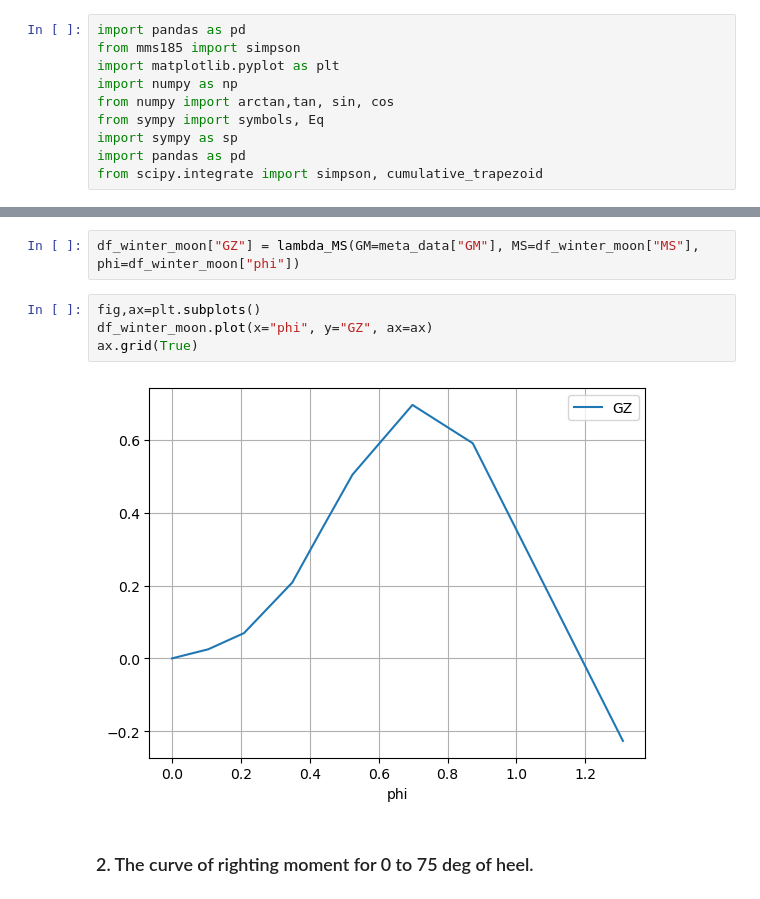
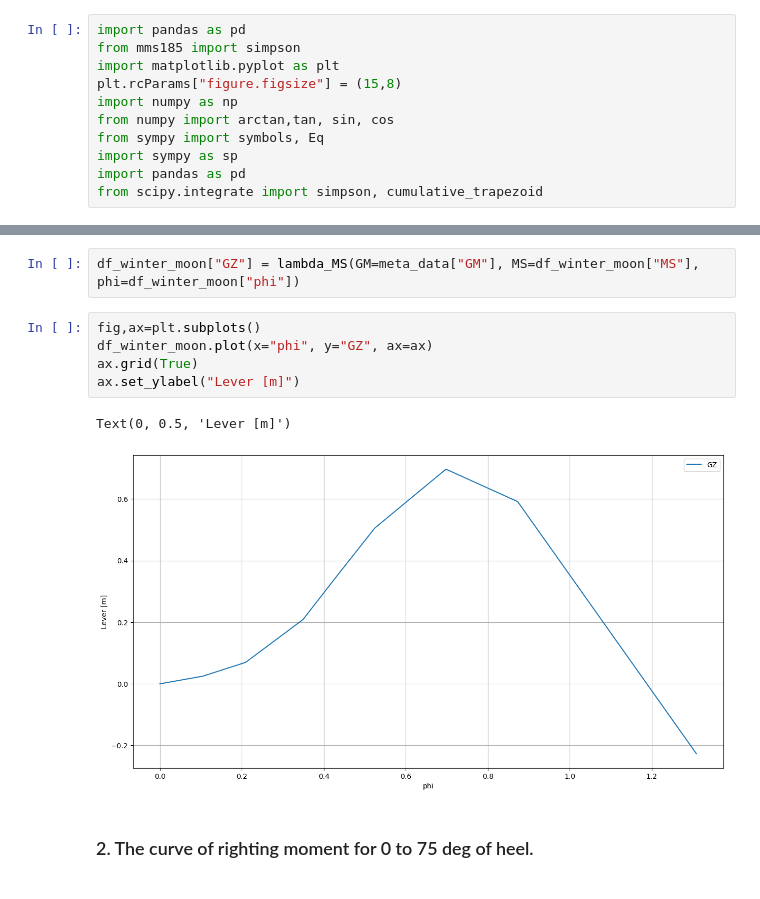
Before and after one commit to martinlarsalbert/MMS185-Stability-and-design-basis-for-marine-structures, a Jupyter notebook: tutorial4/06.01_stability_book.ipynb, the cells around one changed output, grey strips where cells are left out. Drawn from its saved outputs; the diff is of its cells as text.

```diff
--- a/tutorial4/06.01_stability_book.ipynb
+++ b/tutorial4/06.01_stability_book.ipynb
@@ -4,6 +4,7 @@
 import pandas as pd
 from mms185 import simpson
 import matplotlib.pyplot as plt
+plt.rcParams["figure.figsize"] = (15,8)
 import numpy as np
 from numpy import arctan,tan, sin, cos
 from sympy import symbols, Eq
@@ -51,9 +52,11 @@ df_winter_moon["GZ"] = lambda_MS(GM=meta_data["GM"], MS=df_winter_moon["MS"], ph
 # %%
 fig,ax=plt.subplots()
 df_winter_moon.plot(x="phi", y="GZ", ax=ax)
 ax.grid(True)
+ax.set_ylabel("Lever [m]")
 # %% [output]
+Text(0, 0.5, 'Lever [m]')
-[figure, old version]
+[figure, new version]
 # %% [markdown]
 ### 2. The curve of righting moment for 0 to 75 deg of heel.
 # %%
```
Also changed, not shown: 7 other files.
